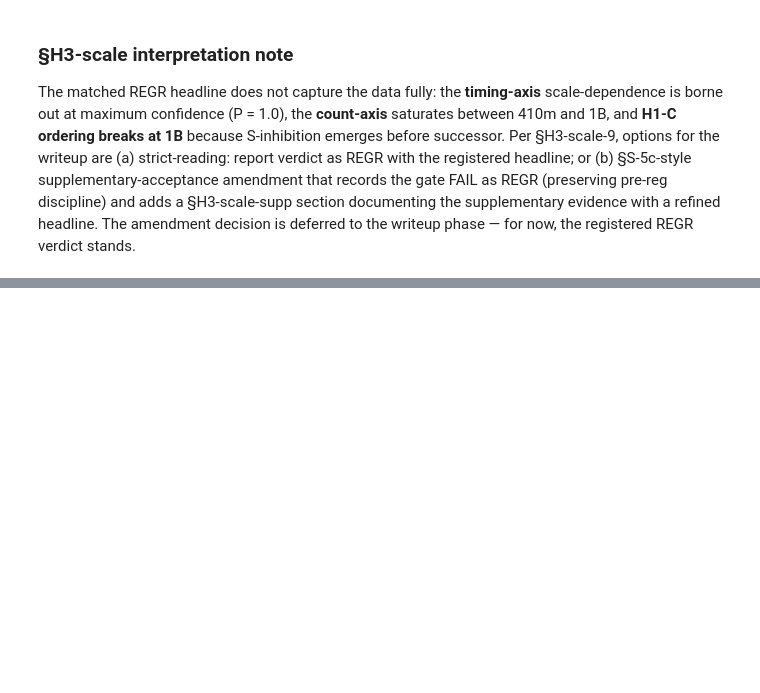
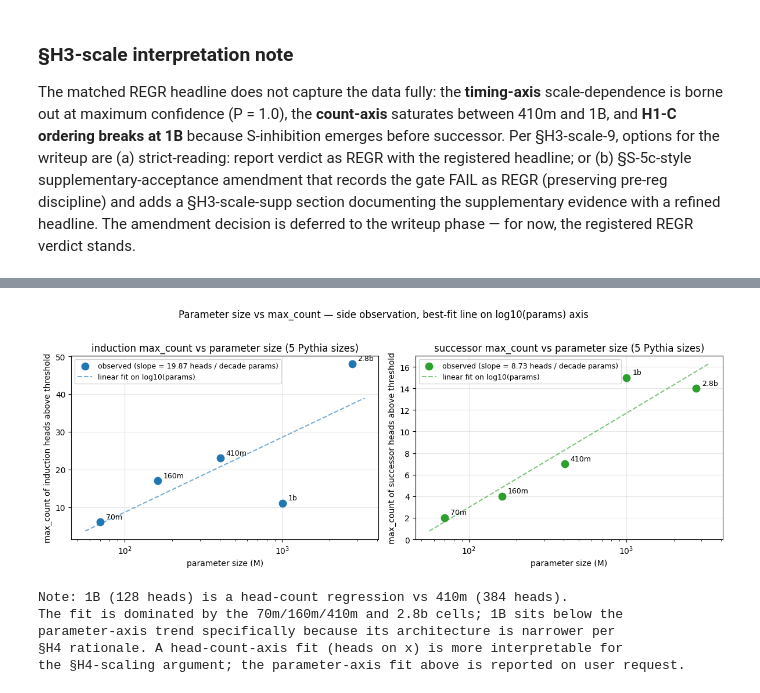
Before and after one commit to cam-berger/pythia-motif-emergence, a Jupyter notebook: notebooks/h1c_ordering_test.ipynb, the cells around one changed output, grey strips where cells are left out. Saved outputs shown, nothing was run; the diff lists cells and outputs as text; code cells hidden in the pictures; blank space fills up the shorter version.

```diff
--- a/notebooks/h1c_ordering_test.ipynb
+++ b/notebooks/h1c_ordering_test.ipynb
@@ -949,0 +958,17 @@ The matched REGR headline does not capture the data fully: the **timing-axis** s
+# %%
+verdict_partial = pd.read_parquet(
+    REPO / 'data' / 'exploration' / 'phase4_2_8b_h4scaling_verdict_partial.parquet'
+)
+mu_partial = pd.read_parquet(
+    REPO / 'data' / 'exploration' / 'phase4_2_8b_bootstrap_mu_partial.parquet'
+)
+
+print('=' * 70)
+print(' §H4-scaling gate verdict (DEFERRED per §H4-7-supersede)')
+print('=' * 70)
+for _, r in verdict_partial.iterrows():
+    print(f'  ({r["leg"]:<8s}) value={r["value"]:<14s} requirement: {r["requirement"]}')
+print()
+print('Track 2\'s 2.8B leg is parked. Re-attempt requires either a')
+print('reduced-grid §H4-supersede, accepting the multi-day full-grid')
+print('wall time, or a different detector primitive — none scheduled.')
@@ -949,0 +1022,41 @@ The matched REGR headline does not capture the data fully: the **timing-axis** s
+# %%
+PARAMS_M = {'70m': 70, '160m': 162, '410m': 405, '1b': 1004, '2.8b': 2780}
+HEADS = {'70m': 48, '160m': 144, '410m': 384, '1b': 128, '2.8b': 1024}
+
+fig, axes = plt.subplots(1, 2, figsize=(12, 4.5))
+for ax, motif, color in zip(axes, ['induction', 'successor'], ['tab:blue', 'tab:green']):
+    sub = mu_partial[mu_partial['motif'] == motif]
+    xs = np.array([PARAMS_M[s] for s in sub['size']], dtype=float)
+    ys = np.array(sub['max_count'].values, dtype=float)
+    log_xs = np.log10(xs)
+    coef = np.polyfit(log_xs, ys, 1)  # slope, intercept on log_xs vs ys
+    fit_x = np.logspace(np.log10(xs.min() * 0.8), np.log10(xs.max() * 1.2), 100)
+    fit_y = coef[0] * np.log10(fit_x) + coef[1]
+    ax.scatter(xs, ys, s=80, color=color, zorder=3,
+               label=f'observed (slope = {coef[0]:.2f} heads / decade params)')
+    for s, x, y in zip(sub['size'], xs, ys):
+        ax.annotate(f'{s}', (x, y), textcoords='offset points', xytext=(7, 4), fontsize=9)
+    ax.plot(fit_x, fit_y, '--', color=color, alpha=0.6,
+            label=f'linear fit on log10(params)')
+    ax.set_xscale('log')
+    ax.set_xlabel('parameter size (M)')
+    ax.set_ylabel(f'max_count of {motif} heads above threshold')
+    ax.set_title(f'{motif} max_count vs parameter size (5 Pythia sizes)')
+    ax.grid(alpha=0.3)
+    ax.legend(fontsize=9, loc='upper left')
+fig.suptitle('Parameter size vs max_count — side observation, best-fit line on log10(params) axis', y=1.02)
+plt.tight_layout()
+plt.show()
+
+print('Note: 1B (128 heads) is a head-count regression vs 410m (384 heads).')
+print('The fit is dominated by the 70m/160m/410m and 2.8b cells; 1B sits below the')
+print('parameter-axis trend specifically because its architecture is narrower per')
+print('§H4 rationale. A head-count-axis fit (heads on x) is more interpretable for')
+print('the §H4-scaling argument; the parameter-axis fit above is reported on user request.')
+# %% [output]
+[figure, added]
+Note: 1B (128 heads) is a head-count regression vs 410m (384 heads).
+The fit is dominated by the 70m/160m/410m and 2.8b cells; 1B sits below the
+parameter-axis trend specifically because its architecture is narrower per
+§H4 rationale. A head-count-axis fit (heads on x) is more interpretable for
+the §H4-scaling argument; the parameter-axis fit above is reported on user request.
```
Also changed, not shown: parts of 5 cells of this notebook, 9 other files.
